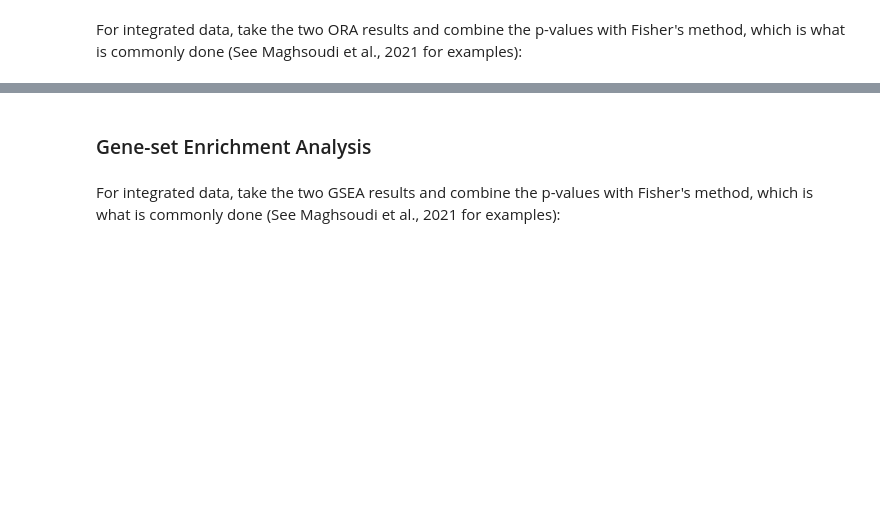
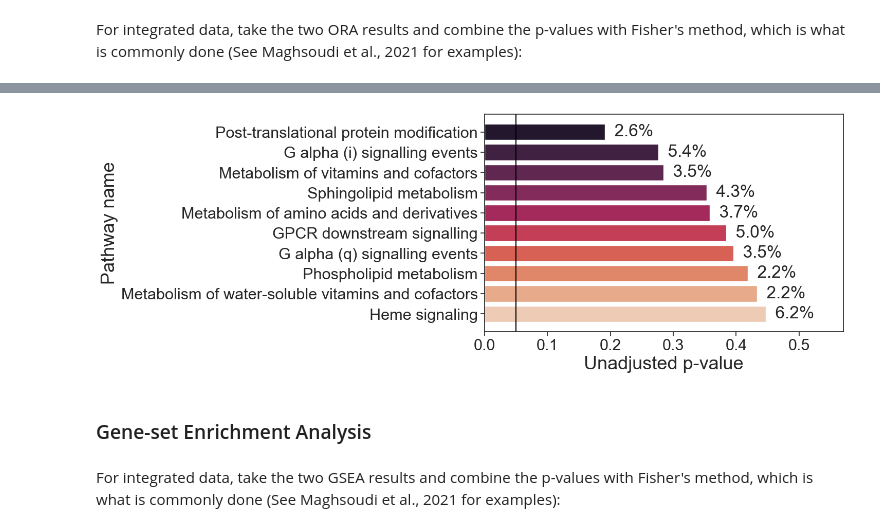
Before and after one commit to j-keung/multiomics-pathway-analysis, a Jupyter notebook: main_scripts/conventional_PA.ipynb, the cells around one changed output, grey strips where cells are left out. Cells and saved outputs as stored; diff of their text form; code cells hidden in the pictures; blank space fills up the shorter version.

```diff
--- a/main_scripts/conventional_PA.ipynb
+++ b/main_scripts/conventional_PA.ipynb
@@ -152,7 +276,7 @@ for key,value in pathways_dict.items():
         filtered_dict[key] = new_val
 # %%
 
-plt.figure(figsize=(9, 4.5))
+plt.figure(figsize=(9, 5.5))
 sns.set(font_scale = 2)
 
 sns.set_style("ticks") # same as "white" but with ticks
@@ -183,33 +307,35 @@ label = []
 #     print(percent2)
 
 #     percent = (percent1+percent2)/2
 #     print(percent)
 #     label.append("  "+ str(round(percent,1))+ '%')
 
 # print(label)
 
 
 #Getting pathway coverage by using the Reactome pathway definitions concatenated together
 for i in range(10):
     pathway_nam = top_10_pathways.iloc[i,0]
 
     num_in_df = len(filtered_dict[pathway_nam])
     num_whole_pathway = len(pathways_dict[pathway_nam])
 
     percent = (num_in_df/num_whole_pathway) * 100
 
     label.append("  "+ str(round(percent,1))+ '%')
 
 ax.bar_label(ax.containers[0], labels=label)
 
 #plt.title('ORA for integrated data',fontsize=22,pad=10)
 plt.xlabel('Unadjusted p-value',fontsize=26)
 plt.ylabel('Pathway name',fontsize=26)
 plt.xlim(0, 0.57);
 
 plt.axvline(0.05, c="black")
 
 #plt.savefig( '../Figures/integrated_ORA_top_10.png' , dpi=300,bbox_inches = 'tight' , pad_inches = 0.2 , facecolor='w')
+# %% [output]
+[figure, added]
 # %% [markdown]
 ### Gene-set Enrichment Analysis
 # %%
```
Also changed, not shown: parts of 9 cells of this notebook, 3 other files.
